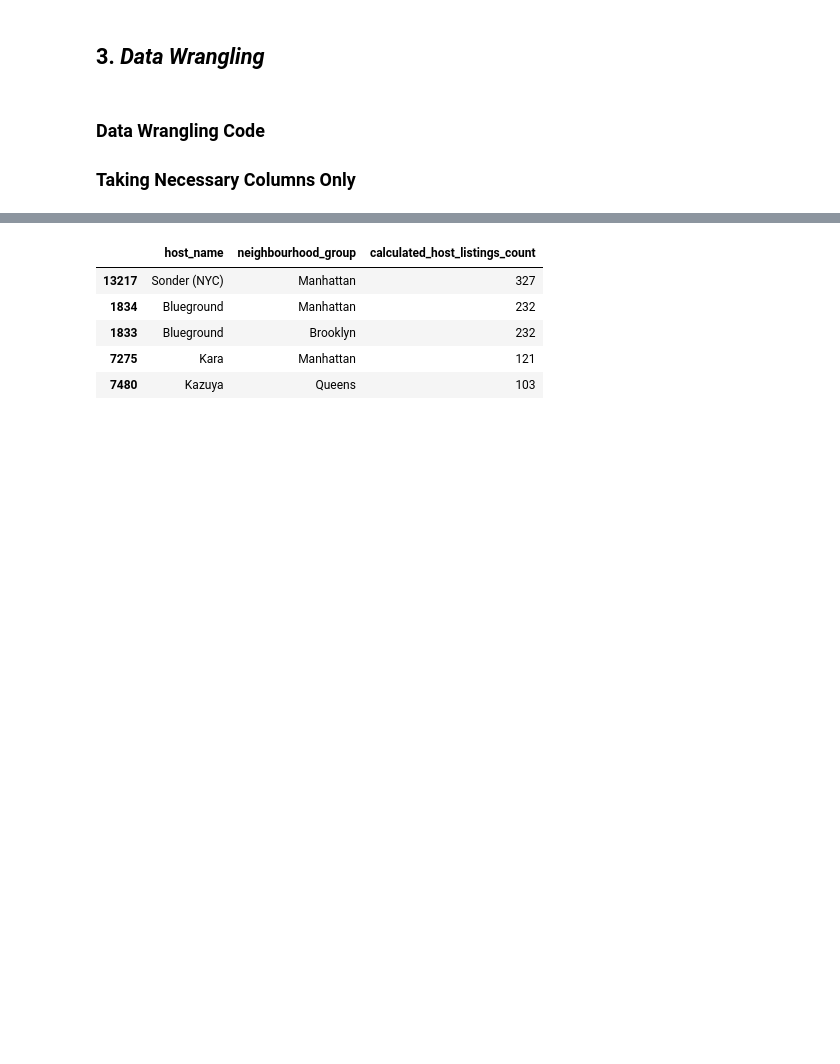
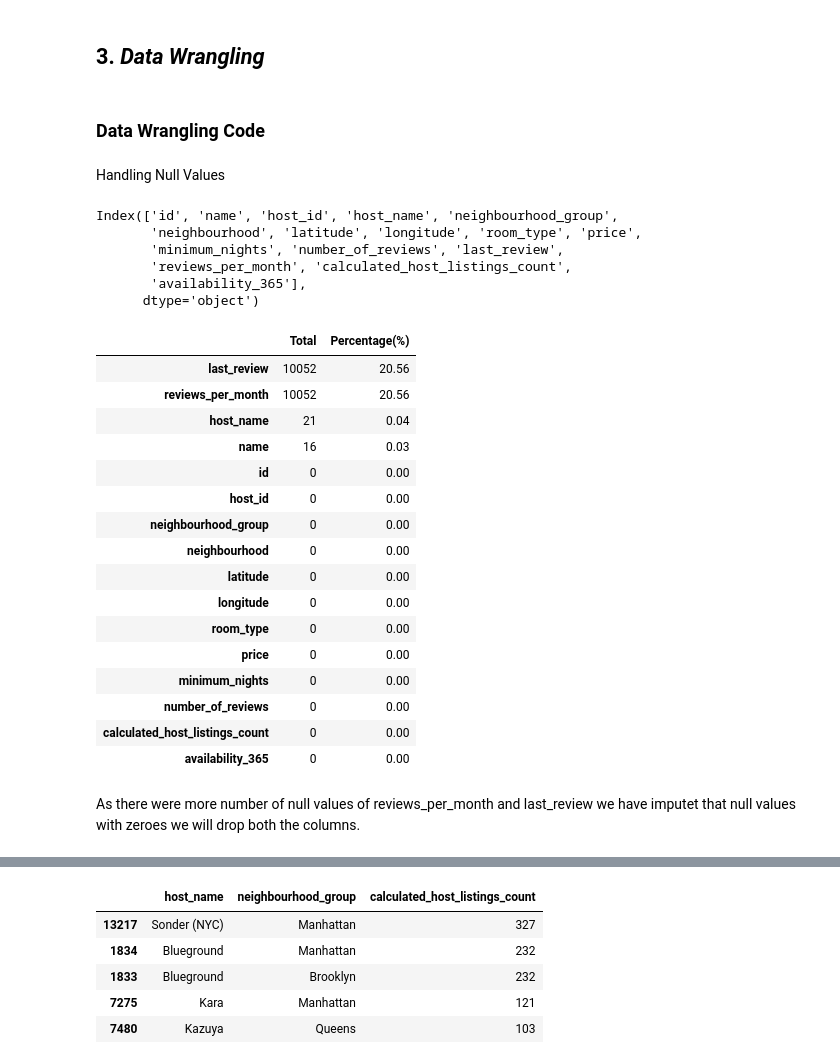
Before and after one commit to abhisheknagpure8/airbnb-bookings-analysis, a Jupyter notebook: EDA_Project_AirBnb_Bookings_Analysis.ipynb, the cells around one changed output, grey strips where cells are left out. Drawn from its saved outputs; the diff is of its cells as text; code cells hidden in the pictures; blank space fills up the shorter version.

```diff
--- a/EDA_Project_AirBnb_Bookings_Analysis.ipynb
+++ b/EDA_Project_AirBnb_Bookings_Analysis.ipynb
@@ -248,4 +252,41 @@ No. of unique values in  availability_365 is 366 .
 ## 3. ***Data Wrangling***
 # %% [markdown]
 ### Data Wrangling Code
-### Taking Necessary Columns Only
+# %% [markdown]
+Handling Null Values
+# %%
+# Check Unique Values for each variable.
+df.isnull().columns
+# %% [output]
+Index(['id', 'name', 'host_id', 'host_name', 'neighbourhood_group',
+       'neighbourhood', 'latitude', 'longitude', 'room_type', 'price',
+       'minimum_nights', 'number_of_reviews', 'last_review',
+       'reviews_per_month', 'calculated_host_listings_count',
+       'availability_365'],
+      dtype='object')
+# %%
+#Missing value in percentage.
+Total = df.isnull().sum().sort_values(ascending = False)
+missing_values= round(((df.isnull().sum())*100)/df.isnull().count().sort_values(ascending = False),2)
+
+#Missing_value data frame.
+missing_value_per = pd.concat([Total,missing_values],axis = 1,keys = ['Total','Percentage(%)'],sort = False).sort_values('Total',ascending=False)
+missing_value_per
+# %% [output]
+|  | Total | Percentage(%) |
+| last_review | 10052 | 20.56 |
+| reviews_per_month | 10052 | 20.56 |
+| host_name | 21 | 0.04 |
+| name | 16 | 0.03 |
+| id | 0 | 0.00 |
+| host_id | 0 | 0.00 |
+| neighbourhood_group | 0 | 0.00 |
+| neighbourhood | 0 | 0.00 |
+| latitude | 0 | 0.00 |
+| longitude | 0 | 0.00 |
+| room_type | 0 | 0.00 |
+| price | 0 | 0.00 |
+| minimum_nights | 0 | 0.00 |
+| number_of_reviews | 0 | 0.00 |
+| calculated_host_listings_count | 0 | 0.00 |
+| availability_365 | 0 | 0.00 |
@@ -252,3 +299,5 @@ No. of unique values in  availability_365 is 366 .
+# %% [markdown]
+As there were more number of null values of reviews_per_month and last_review we have imputet that null values with zeroes we will drop both the columns.
 # %%
 new_df = df[['id','name','host_id','host_name','neighbourhood_group','latitude','longitude','neighbourhood','room_type','price','minimum_nights',
              'number_of_reviews','calculated_host_listings_count','availability_365']]
```
Also changed, not shown: parts of 15 cells of this notebook.
